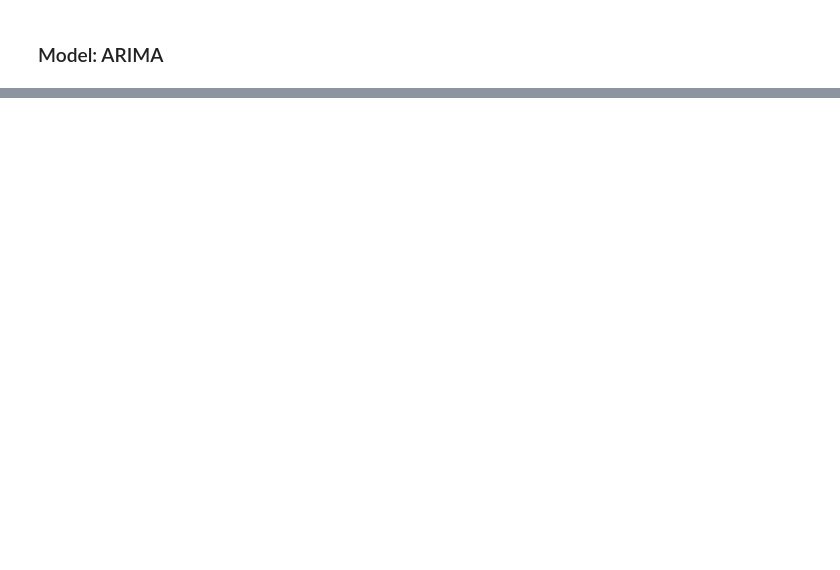
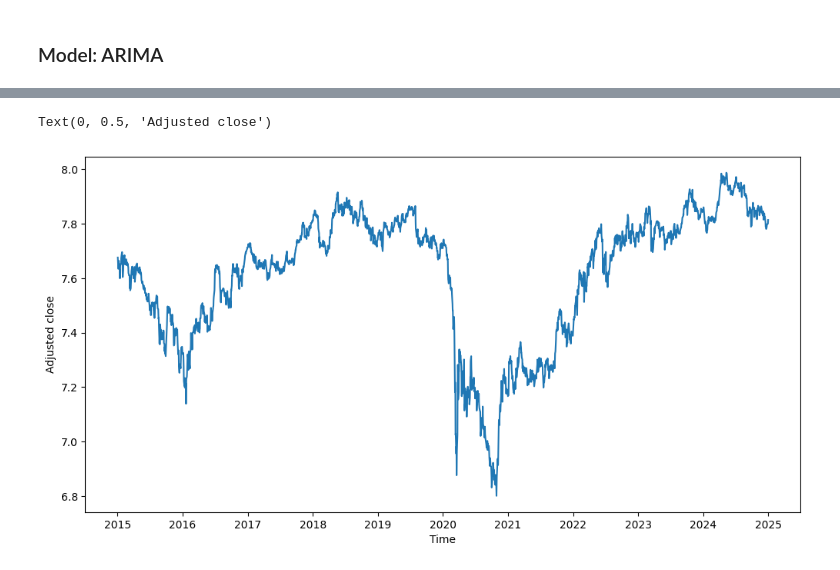
Before and after one commit to San0160/Stocks_Predection, a Jupyter notebook: Stocks.ipynb, the cells around one changed output, grey strips where cells are left out. Drawn from its saved outputs; the diff is of its cells as text; code cells hidden in the pictures; blank space fills up the shorter version.

```diff
--- a/Stocks.ipynb
+++ b/Stocks.ipynb
@@ -370,0 +357,10 @@ adfuller(data_diff)
+# %%
+data2["log"] = np.log(data2["Adj Close"])
+# %%
+plt.figure(figsize = (12,6))
+plt.plot(data2["Date"], data2["log"])
+plt.xlabel("Time")
+plt.ylabel("Adjusted close")
+# %% [output]
+Text(0, 0.5, 'Adjusted close')
+[figure, added]
```
Also changed, not shown: parts of 28 cells of this notebook, 5 other files.
